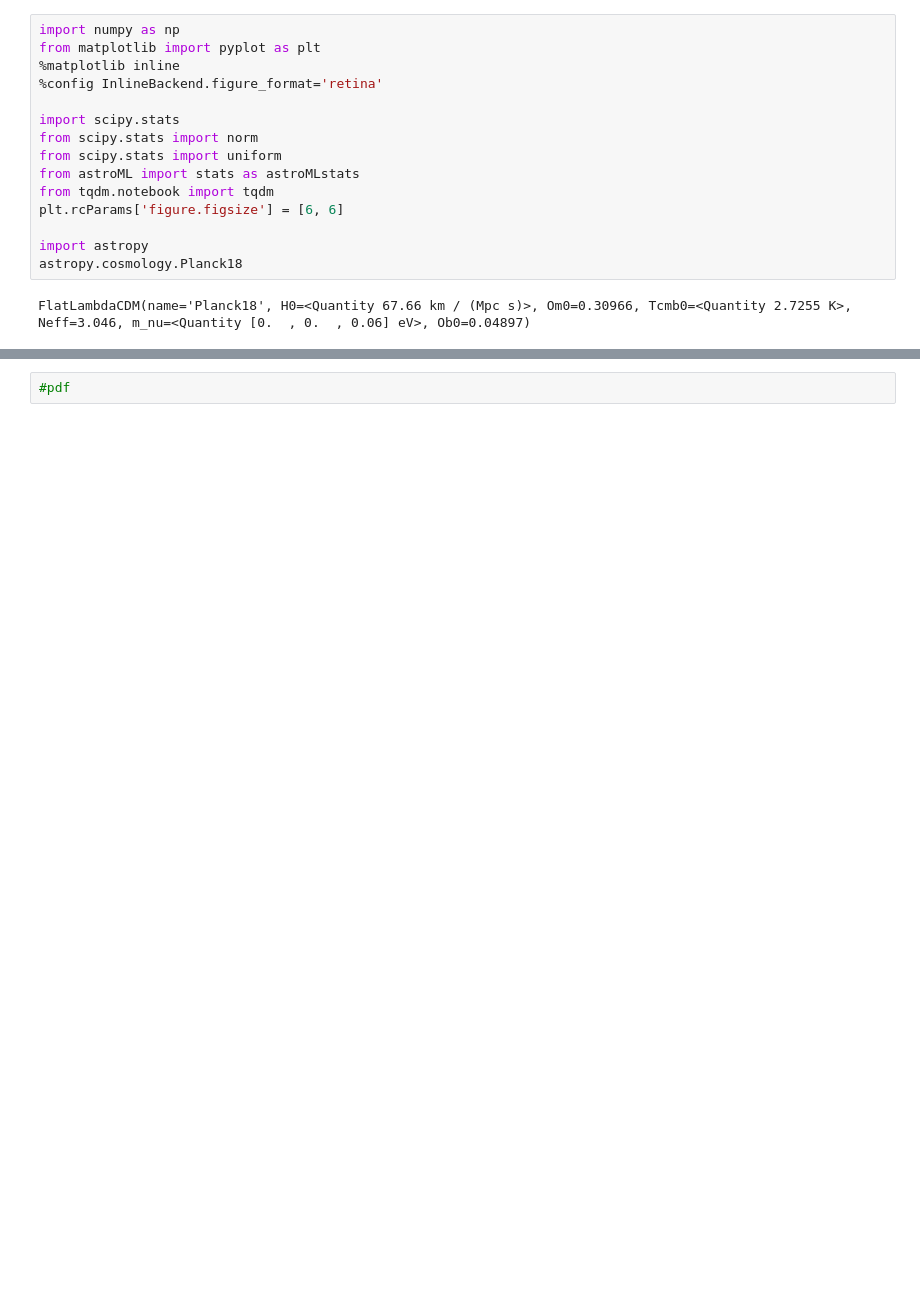
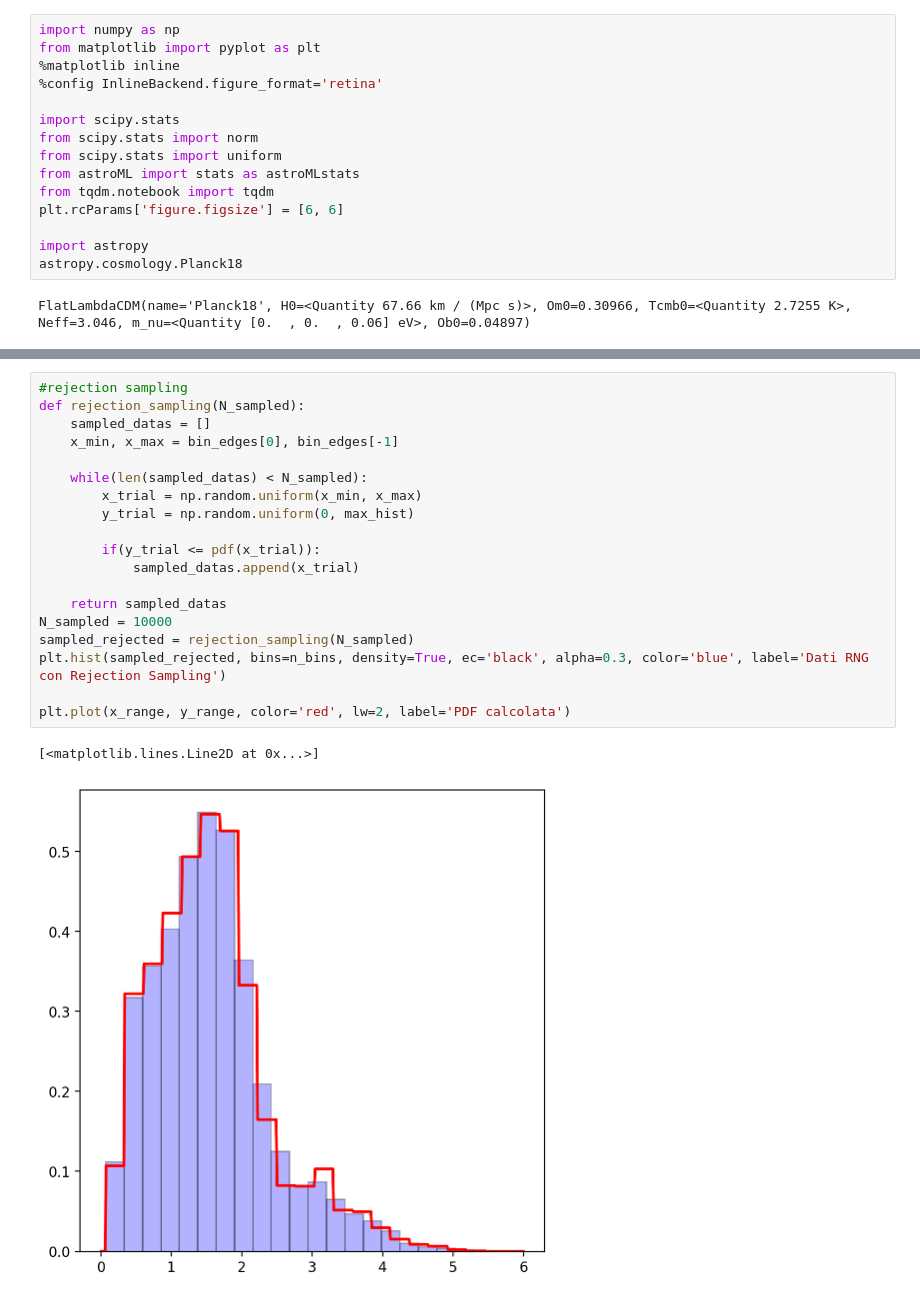
Before and after one commit to loredp02/astrostatistics_bicocca_2026, a Jupyter notebook: my_codes/ex_3_quasar_L4.ipynb, the cells around one changed output, grey strips where cells are left out. Saved outputs shown, nothing was run; the diff lists cells and outputs as text; blank space fills up the shorter version.

```diff
--- a/my_codes/ex_3_quasar_L4.ipynb
+++ b/my_codes/ex_3_quasar_L4.ipynb
@@ -30,2 +46,22 @@ plt.hist(z)
 # %%
-#pdf
+#rejection sampling
+def rejection_sampling(N_sampled):
+    sampled_datas = []
+    x_min, x_max = bin_edges[0], bin_edges[-1]
+
+    while(len(sampled_datas) < N_sampled):
+        x_trial = np.random.uniform(x_min, x_max)
+        y_trial = np.random.uniform(0, max_hist)
+
+        if(y_trial <= pdf(x_trial)):
+            sampled_datas.append(x_trial)
+
+    return sampled_datas
+N_sampled = 10000
+sampled_rejected = rejection_sampling(N_sampled)
+plt.hist(sampled_rejected, bins=n_bins, density=True, ec='black', alpha=0.3, color='blue', label='Dati RNG con Rejection Sampling')
+
+plt.plot(x_range, y_range, color='red', lw=2, label='PDF calcolata')
+# %% [output]
+[<matplotlib.lines.Line2D at 0x...>]
+[figure, added]
```
Also changed, not shown: parts of 3 cells of this notebook.
